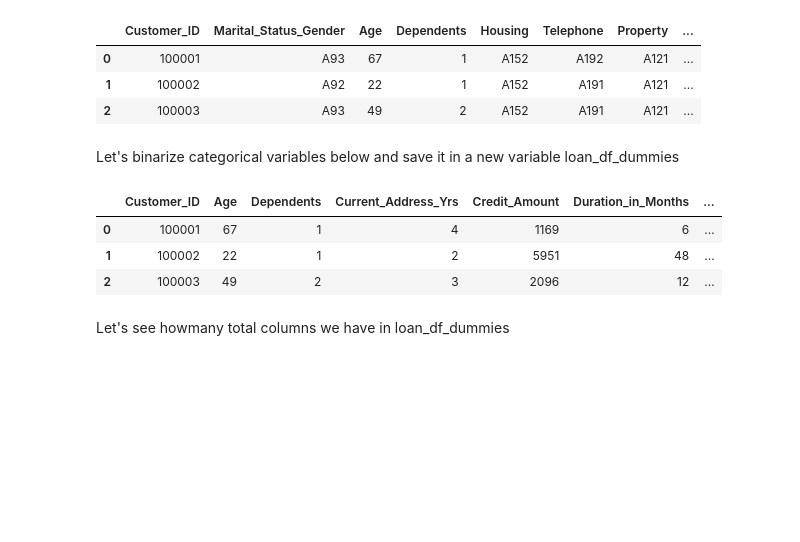
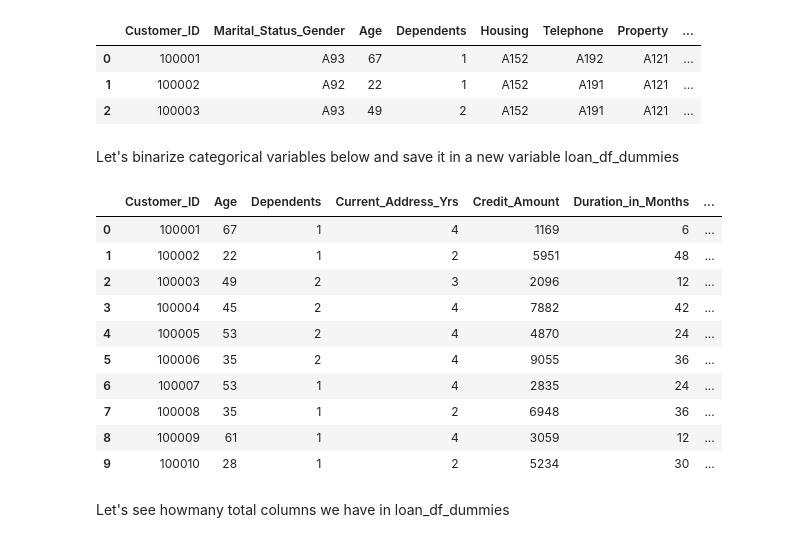
Before and after one commit to Lawrence-Krukrubo/Machine_Learning, a Jupyter notebook: loan_default_classifier.ipynb, the cells around one changed output. Saved outputs shown, nothing was run; the diff lists cells and outputs as text; code cells hidden in the pictures; blank space fills up the shorter version.

```diff
--- a/loan_default_classifier.ipynb
+++ b/loan_default_classifier.ipynb
@@ -448,12 +469,19 @@ loan_df.head(3)
 Let's binarize categorical variables below and save it in a new variable loan_df_dummies
 # %%
 loan_df_dummies = pd.get_dummies(loan_df)
-loan_df_dummies.head(3)
+loan_df_dummies.head(10)
 # %% [output]
 |  | Customer_ID | Age | Dependents | Current_Address_Yrs | Credit_Amount | Duration_in_Months | ... |
 | 0 | 100001 | 67 | 1 | 4 | 1169 | 6 | ... |
 | 1 | 100002 | 22 | 1 | 2 | 5951 | 48 | ... |
 | 2 | 100003 | 49 | 2 | 3 | 2096 | 12 | ... |
+| 3 | 100004 | 45 | 2 | 4 | 7882 | 42 | ... |
+| 4 | 100005 | 53 | 2 | 4 | 4870 | 24 | ... |
+| 5 | 100006 | 35 | 2 | 4 | 9055 | 36 | ... |
+| 6 | 100007 | 53 | 1 | 4 | 2835 | 24 | ... |
+| 7 | 100008 | 35 | 1 | 2 | 6948 | 36 | ... |
+| 8 | 100009 | 61 | 1 | 4 | 3059 | 12 | ... |
+| 9 | 100010 | 28 | 1 | 2 | 5234 | 30 | ... |
 # %% [markdown]
 Let's see howmany total columns we have in loan_df_dummies
 # %%
```
Also changed, not shown: parts of 41 cells of this notebook.
